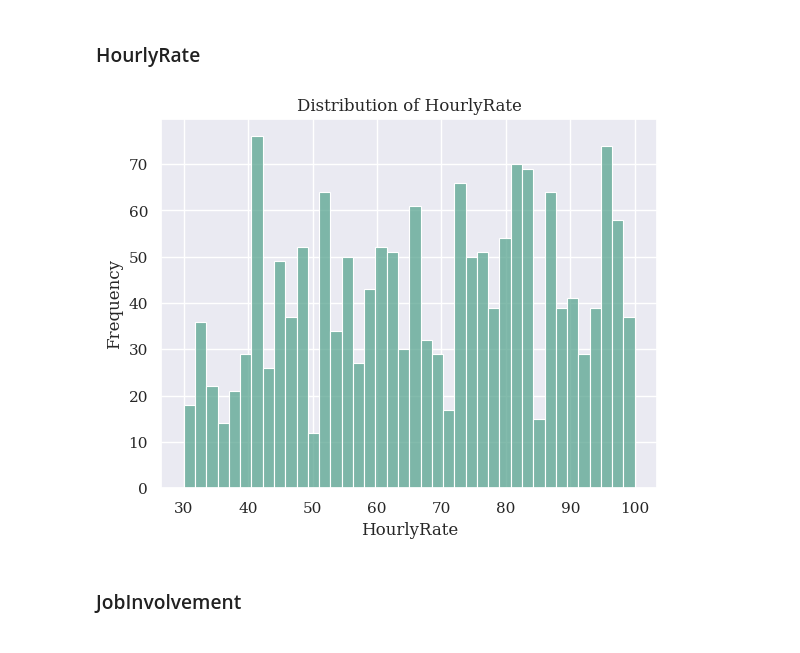
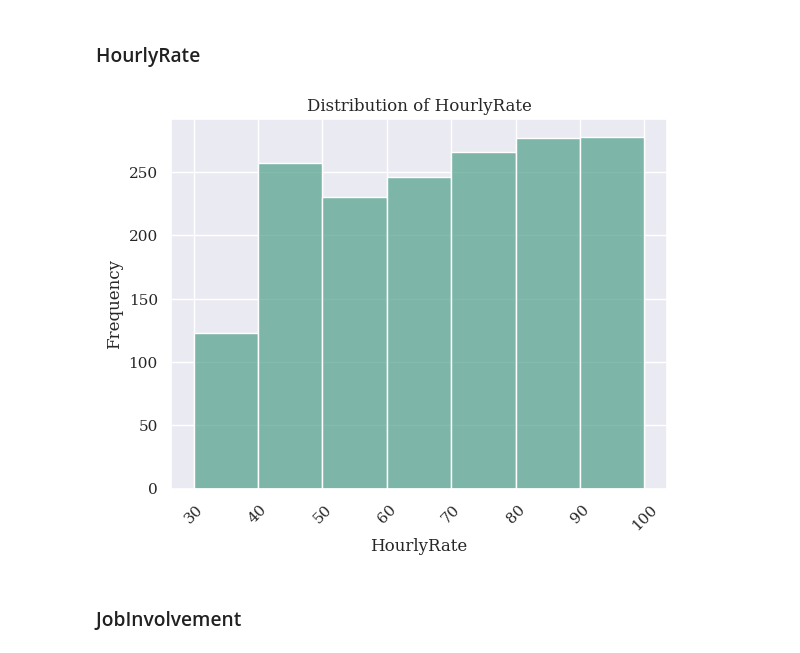
Before and after one commit to scheinmensch/Employee-Attrition, a Jupyter notebook: EDA.ipynb, the cells around one changed output. Drawn from its saved outputs; the diff is of its cells as text; code cells hidden in the pictures.

```diff
--- a/EDA.ipynb
+++ b/EDA.ipynb
@@ -308,6 +339,8 @@ data['EmployeeCount'].unique()
 array([1])
 # %% [markdown]
 All oberservations have the same value in this column: 1. So this seems to be a redundant column.
+# %%
+data.drop(columns=['EmployeeCount'], inplace=True)
 # %% [markdown]
 ### EnvironmentSatisfaction
 # %%
@@ -351,15 +384,17 @@ plt.show()
 # %% [markdown]
 ### HourlyRate
 # %%
-sns.histplot(data['HourlyRate'], bins=int(math.sqrt(len(data['HourlyRate']))), kde=False, color='#59a590', edgecolor='white')
+sns.histplot(data['HourlyRate'], bins=range(30,110,10), kde=False, color='#59a590', edgecolor='white')
 
+x_ticks = np.arange(30,110,10).tolist()
+plt.xticks(x_ticks, rotation=45)
 plt.title('Distribution of HourlyRate')
 plt.xlabel('HourlyRate')
 plt.ylabel('Frequency')
 
 plt.show()
 # %% [output]
-[figure, old version]
+[figure, new version]
 # %% [markdown]
 ### JobInvolvement
 # %%
```
Also changed, not shown: parts of 53 cells of this notebook.
